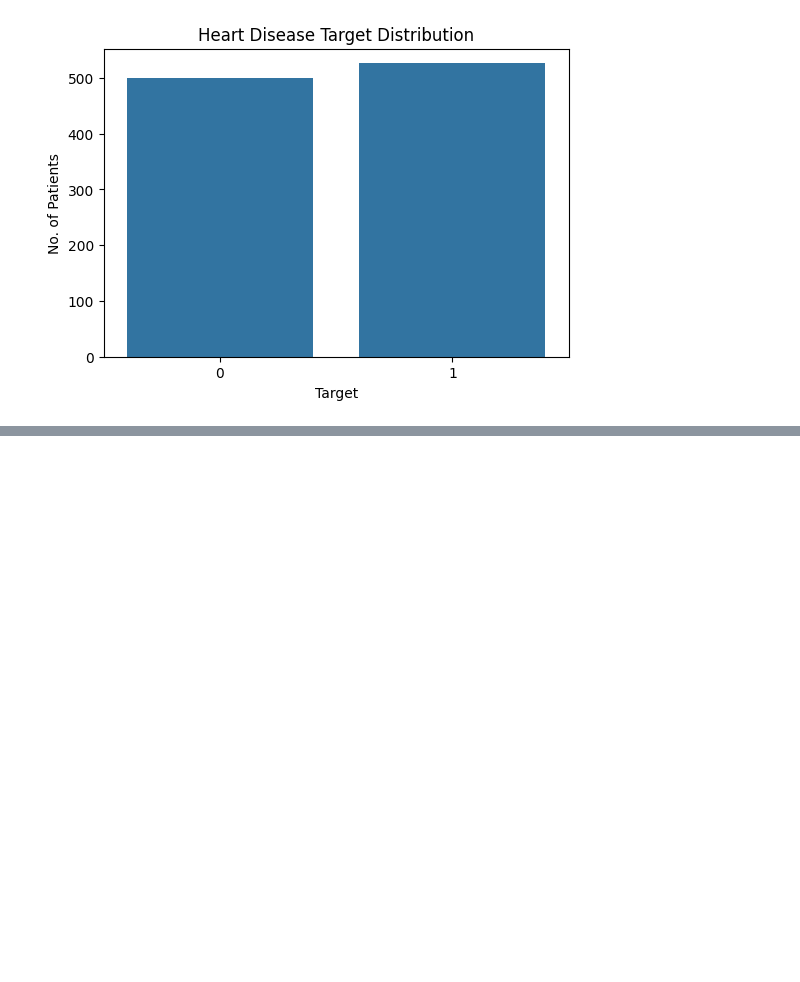
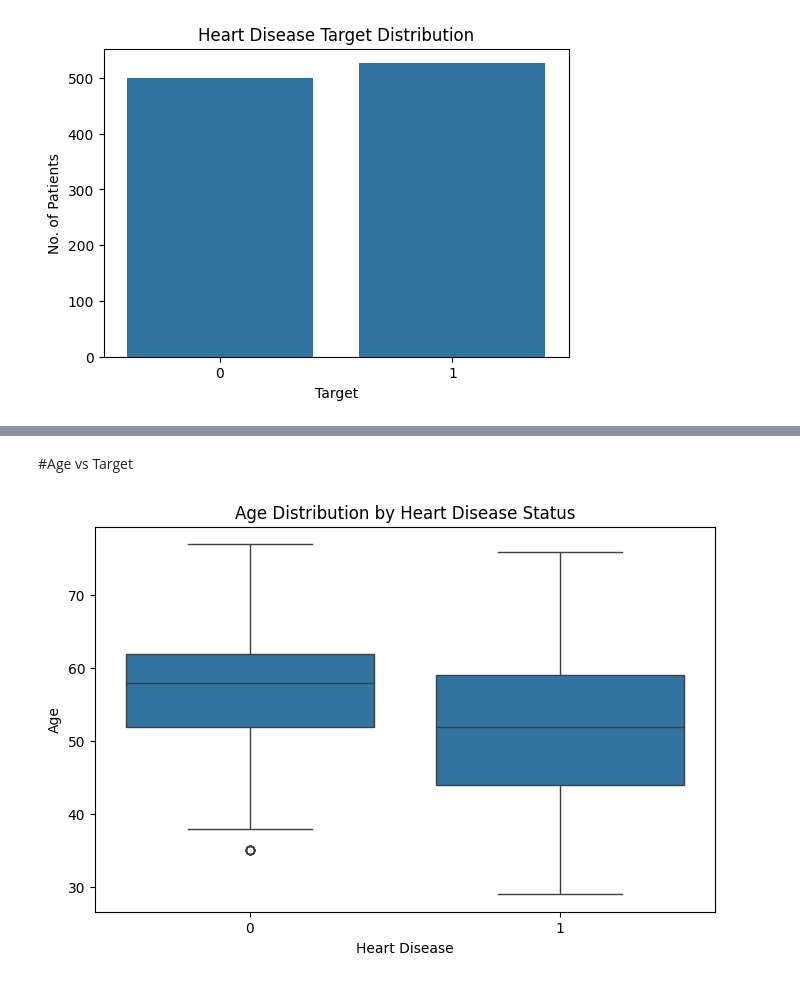
Before and after one commit to halimAhtasham/DeepLearning, a Jupyter notebook: 02_EDA.ipynb, the cells around one changed output, grey strips where cells are left out. Drawn from its saved outputs; the diff is of its cells as text; code cells hidden in the pictures; blank space fills up the shorter version.

```diff
--- a/02_EDA.ipynb
+++ b/02_EDA.ipynb
@@ -178,0 +199,14 @@ plt.show()
+# %% [markdown]
+#Age vs Target
+# %%
+plt.figure(figsize=(8,5))
+
+sns.boxplot(data=df, x="target", y="age")
+
+plt.title("Age Distribution by Heart Disease Status")
+plt.xlabel("Heart Disease")
+plt.ylabel("Age")
+
+plt.show()
+# %% [output]
+[figure, added]
```
Also changed, not shown: parts of 2 cells of this notebook.
